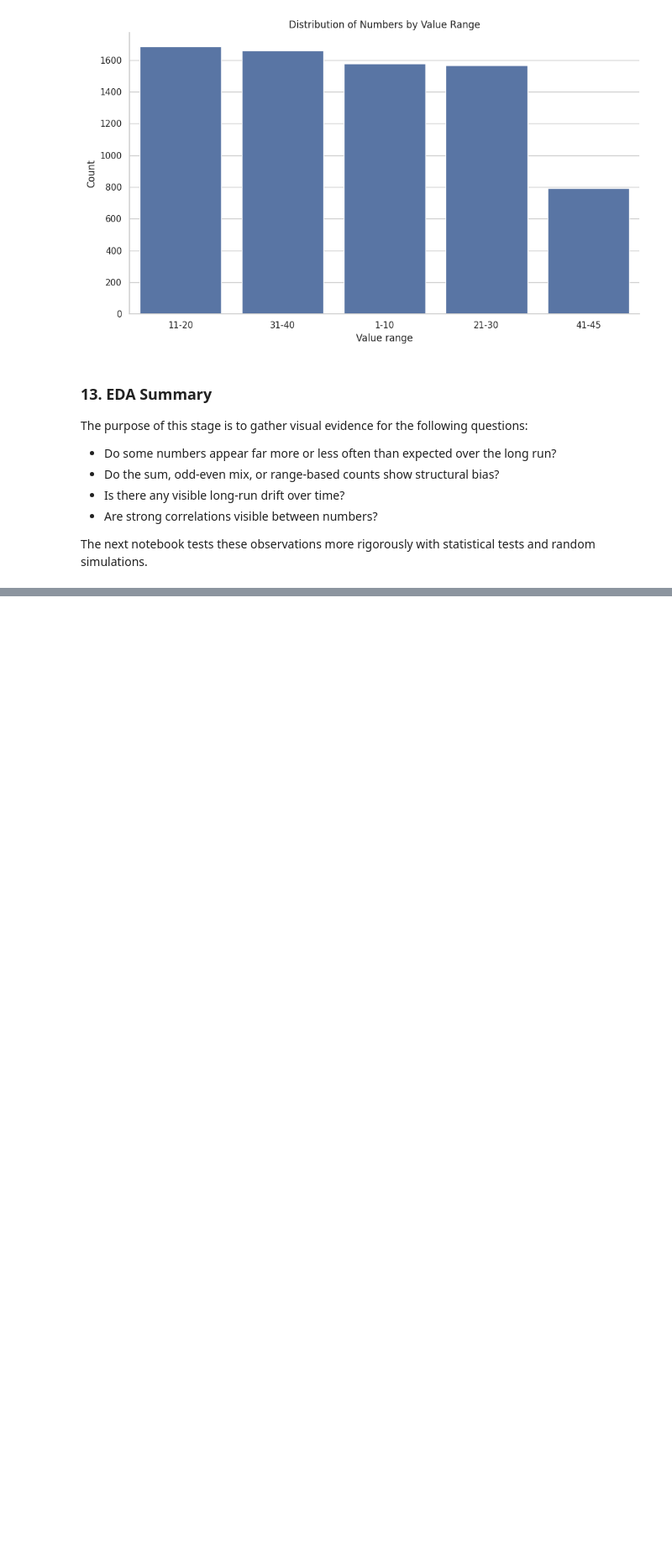
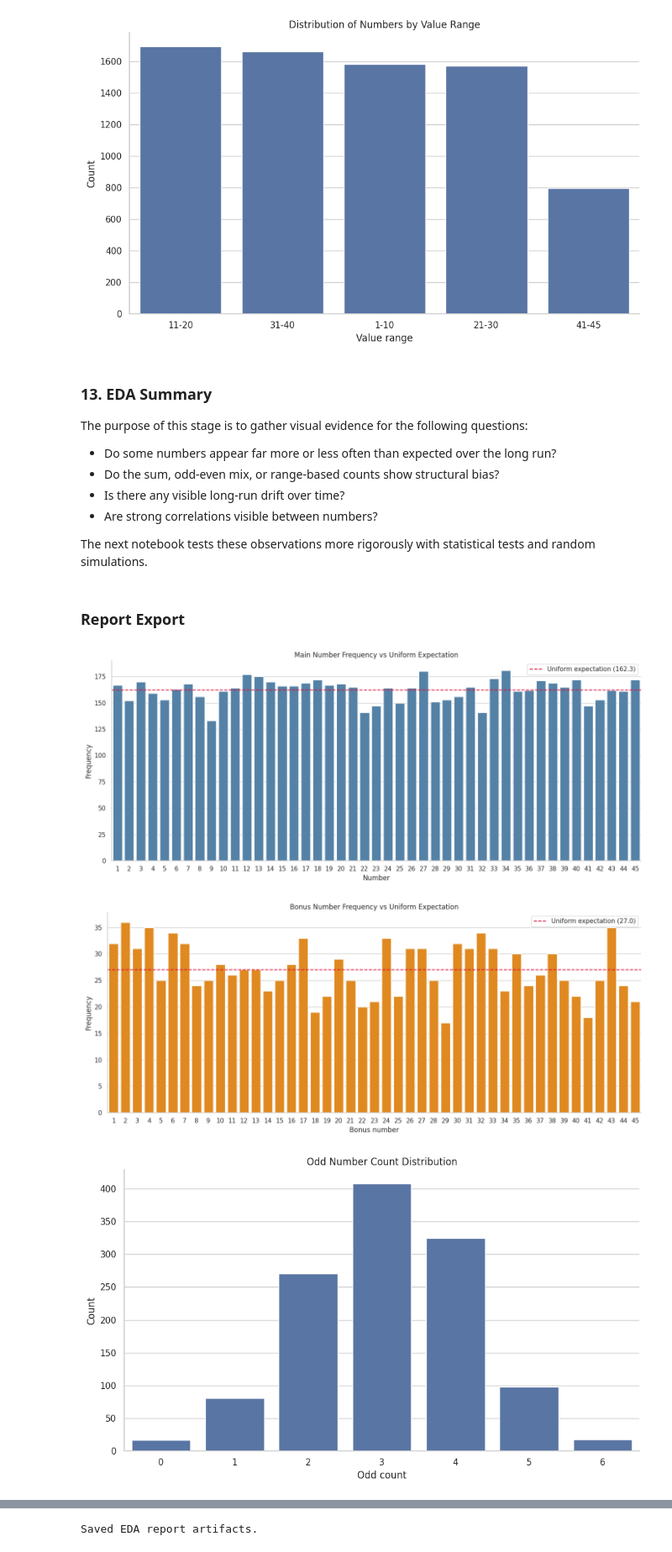
Before and after one commit to park1210/lottoAnalysis, a Jupyter notebook: app/notebooks/02_eda.ipynb, the cells around one changed output, grey strips where cells are left out. Shown at 84% size. Saved outputs shown, nothing was run; the diff lists cells and outputs as text; code cells hidden in the pictures; blank space fills up the shorter version.

```diff
--- a/app/notebooks/02_eda.ipynb
+++ b/app/notebooks/02_eda.ipynb
@@ -337,3 +345,42 @@ The purpose of this stage is to gather visual evidence for the following questio
 - Are strong correlations visible between numbers?
 
 The next notebook tests these observations more rigorously with statistical tests and random simulations.
+# %% [markdown]
+### Report Export
+# %%
+# Save final EDA figures and tables for the report
+fig = plot_main_number_frequency(number_freq, expected_freq)
+save_report_figure(fig, "fig_01_main_number_frequency.png")
+plt.close(fig)
+
+fig = plot_bonus_number_frequency(bonus_freq, expected_bonus_freq)
+save_report_figure(fig, "fig_02_bonus_number_frequency.png")
+plt.close(fig)
+
+fig = plot_count_distribution(df["odd_count"], title="Odd Number Count Distribution", xlabel="Odd count")
+save_report_figure(fig, "fig_03_odd_even_pattern.png")
+plt.close(fig)
+
+fig = plot_count_distribution(df["low_count"], title="Low Number Count Distribution", xlabel="Low count")
+save_report_figure(fig, "fig_04_low_high_split.png")
+plt.close(fig)
+
+fig = plot_sum_distribution(calculate_sum_distribution(df))
+save_report_figure(fig, "fig_05_sum_distribution.png")
+plt.close(fig)
+
+fig = plot_sum_over_time(sum_trend["round"], sum_trend["sum_main"], rolling_sum)
+save_report_figure(fig, "fig_05b_sum_over_time.png")
+plt.close(fig)
+
+fig = plot_correlation_heatmap(corr, mask=mask)
+save_report_figure(fig, "fig_05c_correlation_heatmap.png")
+plt.close(fig)
+
+save_report_table(number_freq.rename_axis("number").reset_index(name="count"), "table_02_main_number_frequency.csv")
+save_report_table(bonus_freq.rename_axis("bonus_number").reset_index(name="count"), "table_03_bonus_number_frequency.csv")
+print("Saved EDA report artifacts.")
+# %% [output]
+[figure, added]
+[figure, added]
+[figure, added]
@@ -339,0 +391 @@ The next notebook tests these observations more rigorously with statistical test
+Saved EDA report artifacts.
```
Also changed, not shown: parts of 20 cells of this notebook, 50 other files.
